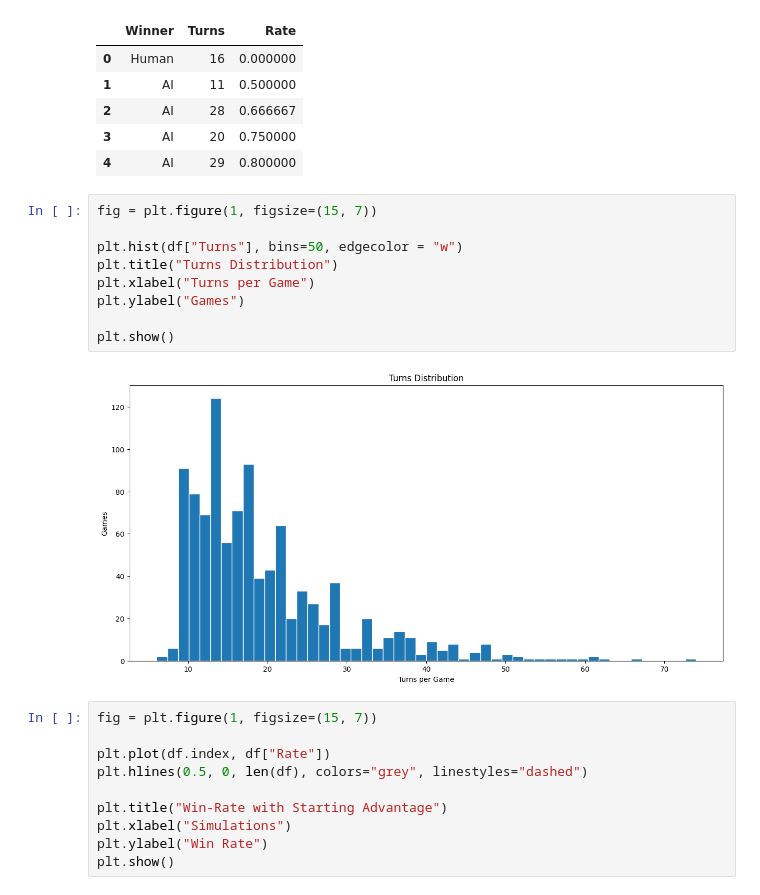
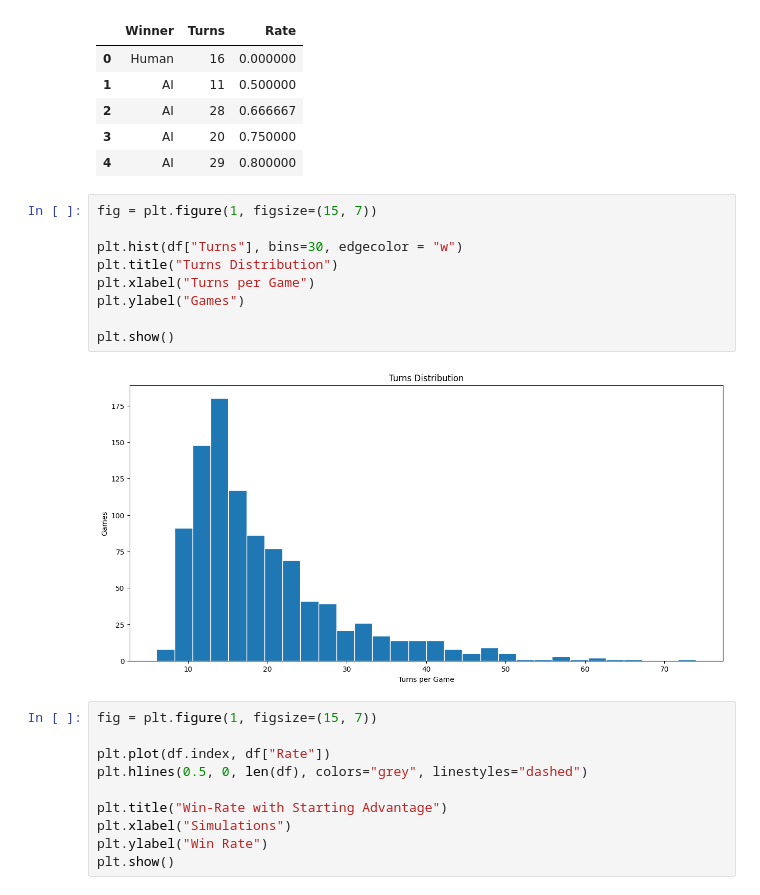
Before and after one commit to andreabazerla/dpcm-card-game, a Jupyter notebook: notebooks/analysis.ipynb, the cells around one changed output. Cells and saved outputs as stored; diff of their text form.

```diff
--- a/notebooks/analysis.ipynb
+++ b/notebooks/analysis.ipynb
@@ -22,14 +22,14 @@ df.head()
 # %%
 fig = plt.figure(1, figsize=(15, 7))
 
-plt.hist(df["Turns"], bins=50, edgecolor = "w")
+plt.hist(df["Turns"], bins=30, edgecolor = "w")
 plt.title("Turns Distribution")
 plt.xlabel("Turns per Game")
 plt.ylabel("Games")
 
 plt.show()
 # %% [output]
-[figure, old version]
+[figure, new version]
 # %%
 fig = plt.figure(1, figsize=(15, 7))
 
```
Also changed, not shown: parts of 5 cells of this notebook.
